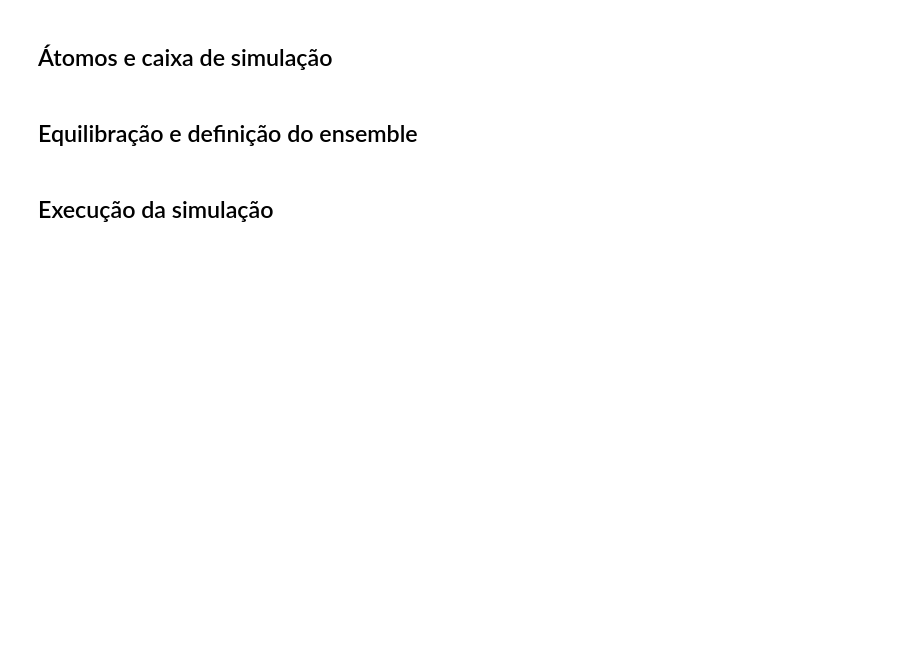
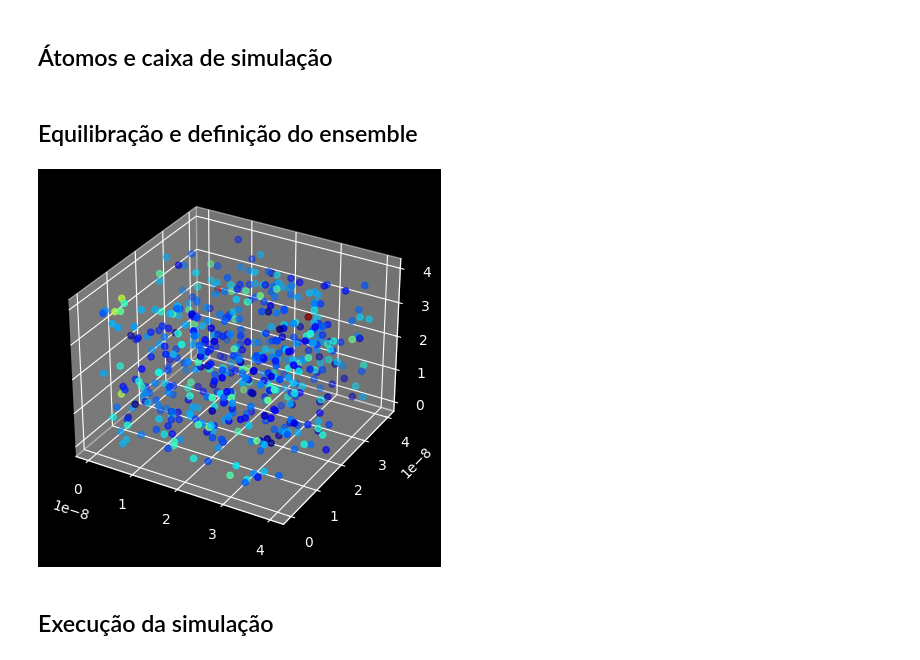
Before and after one commit to gpbraun/transportmd, a Jupyter notebook: presentation/green_kubo/green_kubo.ipynb, the cells around one changed output. Saved outputs shown, nothing was run; the diff lists cells and outputs as text; code cells hidden in the pictures; blank space fills up the shorter version.

```diff
--- a/presentation/green_kubo/green_kubo.ipynb
+++ b/presentation/green_kubo/green_kubo.ipynb
@@ -104,5 +105,17 @@ T_init = 1.2 * T
 lmp.velocity("all create", T_init, generate_seed(), "mom yes rot yes dist gaussian")
 lmp.fix("NVT all nvt temp", T_init, T_init, 100 * dt, "drag", 0.2)
 lmp.run(8000)
+# %%
+fig = plt.figure()
+ax = fig.add_subplot(111, projection="3d")
+
+x, y, z = lmp.lmp.numpy.extract_atom("x").T
+v = np.linalg.norm(lmp.lmp.numpy.extract_atom("v"), axis=1)
+
+ax.scatter(x, y, z, c=v, cmap="jet")
+
+plt.show()
+# %% [output]
+[figure, added]
 # %% [markdown]
 ## Execução da simulação
```
Also changed, not shown: parts of 13 cells of this notebook, 3 other files.
